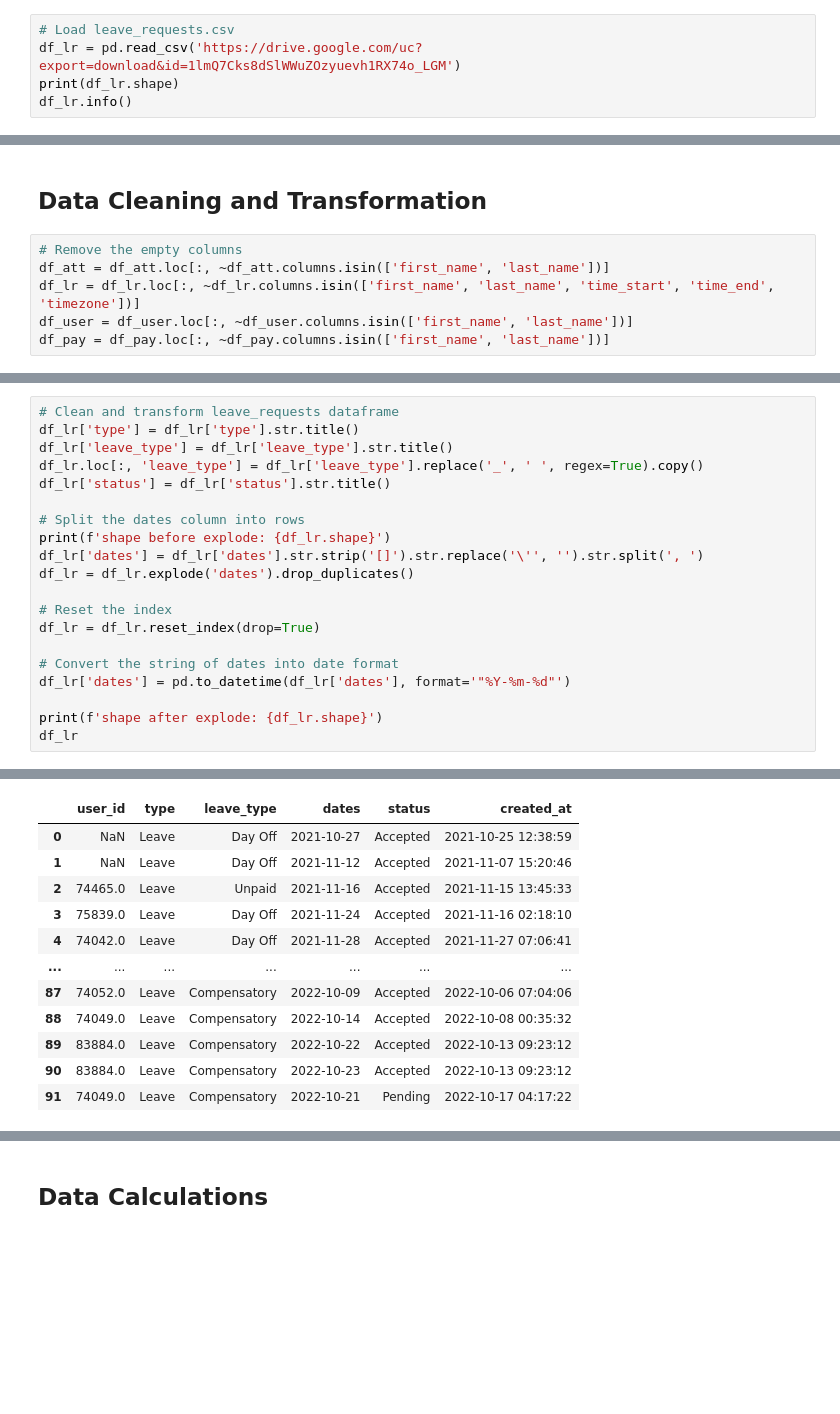
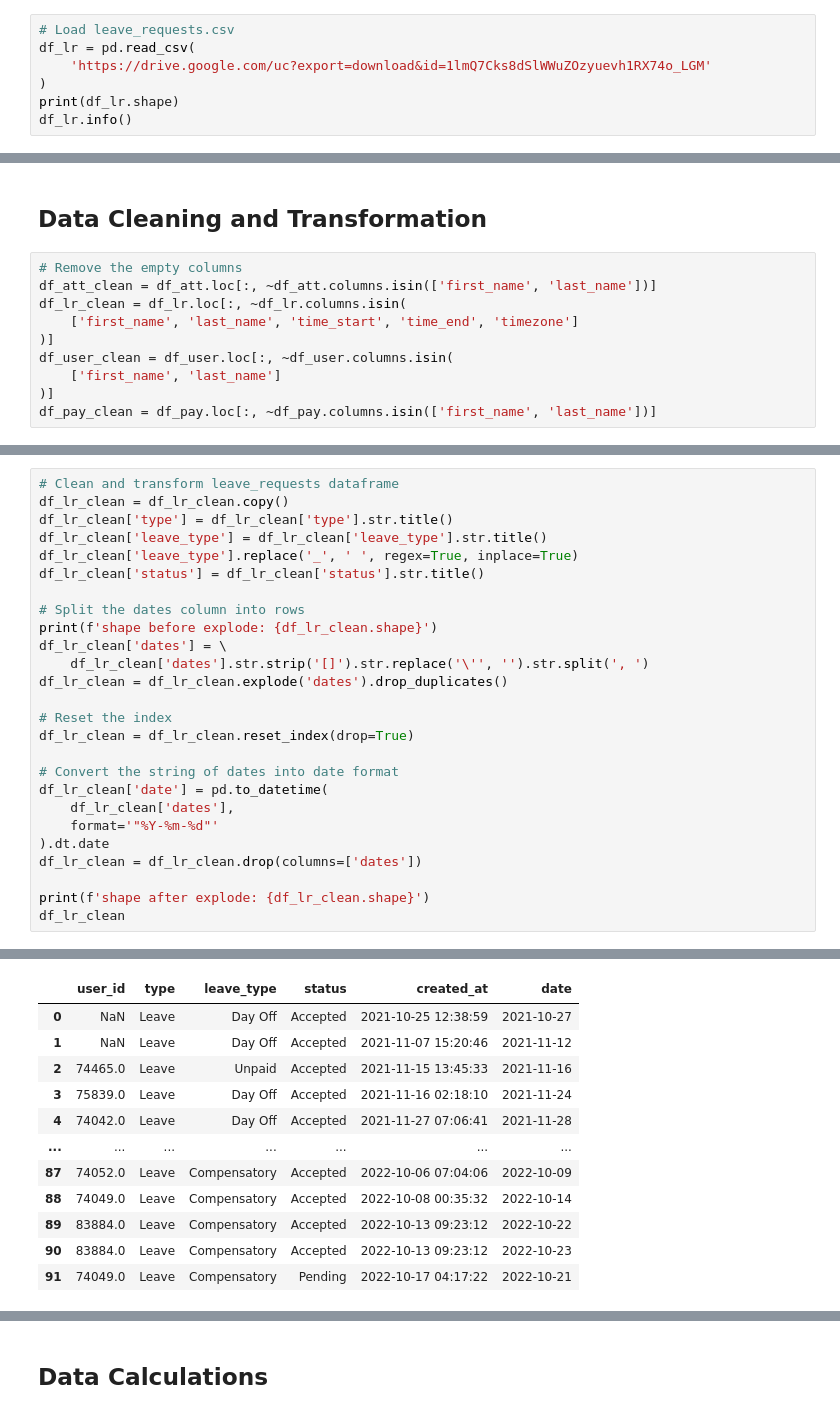
Before and after one commit to ebernardino01/DataAnalystPortfolio, a Jupyter notebook: Clockster/Clockster_Data_Analysis_Notebook.ipynb, the cells around one changed output, grey strips where cells are left out. Cells and saved outputs as stored; diff of their text form; blank space fills up the shorter version.

```diff
--- a/Clockster/Clockster_Data_Analysis_Notebook.ipynb
+++ b/Clockster/Clockster_Data_Analysis_Notebook.ipynb
@@ -38,7 +42,9 @@ dtypes: float64(2), int64(1), object(6)
 memory usage: 888.5+ KB
 # %%
 # Load leave_requests.csv
-df_lr = pd.read_csv('https://drive.google.com/uc?export=download&id=1lmQ7Cks8dSlWWuZOzyuevh1RX74o_LGM')
+df_lr = pd.read_csv(
+    'https://drive.google.com/uc?export=download&id=1lmQ7Cks8dSlWWuZOzyuevh1RX74o_LGM'
+)
 print(df_lr.shape)
 df_lr.info()
 # %% [output]
@@ -137,7 +149,11 @@ memory usage: 7.3+ KB
 ## Data Cleaning and Transformation
 # %%
 # Remove the empty columns
-df_att = df_att.loc[:, ~df_att.columns.isin(['first_name', 'last_name'])]
-df_lr = df_lr.loc[:, ~df_lr.columns.isin(['first_name', 'last_name', 'time_start', 'time_end', 'timezone'])]
-df_user = df_user.loc[:, ~df_user.columns.isin(['first_name', 'last_name'])]
-df_pay = df_pay.loc[:, ~df_pay.columns.isin(['first_name', 'last_name'])]
+df_att_clean = df_att.loc[:, ~df_att.columns.isin(['first_name', 'last_name'])]
+df_lr_clean = df_lr.loc[:, ~df_lr.columns.isin(
+    ['first_name', 'last_name', 'time_start', 'time_end', 'timezone']
+)]
+df_user_clean = df_user.loc[:, ~df_user.columns.isin(
+    ['first_name', 'last_name']
+)]
+df_pay_clean = df_pay.loc[:, ~df_pay.columns.isin(['first_name', 'last_name'])]
@@ -194,38 +223,44 @@ df_pay
 # %%
 # Clean and transform leave_requests dataframe
-df_lr['type'] = df_lr['type'].str.title()
-df_lr['leave_type'] = df_lr['leave_type'].str.title()
-df_lr.loc[:, 'leave_type'] = df_lr['leave_type'].replace('_', ' ', regex=True).copy()
-df_lr['status'] = df_lr['status'].str.title()
+df_lr_clean = df_lr_clean.copy()
+df_lr_clean['type'] = df_lr_clean['type'].str.title()
+df_lr_clean['leave_type'] = df_lr_clean['leave_type'].str.title()
+df_lr_clean['leave_type'].replace('_', ' ', regex=True, inplace=True)
+df_lr_clean['status'] = df_lr_clean['status'].str.title()
 
 # Split the dates column into rows
-print(f'shape before explode: {df_lr.shape}')
-df_lr['dates'] = df_lr['dates'].str.strip('[]').str.replace('\'', '').str.split(', ')
-df_lr = df_lr.explode('dates').drop_duplicates()
+print(f'shape before explode: {df_lr_clean.shape}')
+df_lr_clean['dates'] = \
+    df_lr_clean['dates'].str.strip('[]').str.replace('\'', '').str.split(', ')
+df_lr_clean = df_lr_clean.explode('dates').drop_duplicates()
 
 # Reset the index
-df_lr = df_lr.reset_index(drop=True)
+df_lr_clean = df_lr_clean.reset_index(drop=True)
 
 # Convert the string of dates into date format
-df_lr['dates'] = pd.to_datetime(df_lr['dates'], format='"%Y-%m-%d"')
+df_lr_clean['date'] = pd.to_datetime(
+    df_lr_clean['dates'],
+    format='"%Y-%m-%d"'
+).dt.date
+df_lr_clean = df_lr_clean.drop(columns=['dates'])
 
-print(f'shape after explode: {df_lr.shape}')
-df_lr
+print(f'shape after explode: {df_lr_clean.shape}')
+df_lr_clean
 # %% [output]
 shape before explode: (51, 6)
 shape after explode: (92, 6)
-|  | user_id | type | leave_type | dates | status | created_at |
-| 0 | NaN | Leave | Day Off | 2021-10-27 | Accepted | 2021-10-25 12:38:59 |
-| 1 | NaN | Leave | Day Off | 2021-11-12 | Accepted | 2021-11-07 15:20:46 |
-| 2 | 74465.0 | Leave | Unpaid | 2021-11-16 | Accepted | 2021-11-15 13:45:33 |
-| 3 | 75839.0 | Leave | Day Off | 2021-11-24 | Accepted | 2021-11-16 02:18:10 |
-| 4 | 74042.0 | Leave | Day Off | 2021-11-28 | Accepted | 2021-11-27 07:06:41 |
+|  | user_id | type | leave_type | status | created_at | date |
+| 0 | NaN | Leave | Day Off | Accepted | 2021-10-25 12:38:59 | 2021-10-27 |
+| 1 | NaN | Leave | Day Off | Accepted | 2021-11-07 15:20:46 | 2021-11-12 |
+| 2 | 74465.0 | Leave | Unpaid | Accepted | 2021-11-15 13:45:33 | 2021-11-16 |
+| 3 | 75839.0 | Leave | Day Off | Accepted | 2021-11-16 02:18:10 | 2021-11-24 |
+| 4 | 74042.0 | Leave | Day Off | Accepted | 2021-11-27 07:06:41 | 2021-11-28 |
 | ... | ... | ... | ... | ... | ... | ... |
-| 87 | 74052.0 | Leave | Compensatory | 2022-10-09 | Accepted | 2022-10-06 07:04:06 |
-| 88 | 74049.0 | Leave | Compensatory | 2022-10-14 | Accepted | 2022-10-08 00:35:32 |
-| 89 | 83884.0 | Leave | Compensatory | 2022-10-22 | Accepted | 2022-10-13 09:23:12 |
-| 90 | 83884.0 | Leave | Compensatory | 2022-10-23 | Accepted | 2022-10-13 09:23:12 |
-| 91 | 74049.0 | Leave | Compensatory | 2022-10-21 | Pending | 2022-10-17 04:17:22 |
+| 87 | 74052.0 | Leave | Compensatory | Accepted | 2022-10-06 07:04:06 | 2022-10-09 |
+| 88 | 74049.0 | Leave | Compensatory | Accepted | 2022-10-08 00:35:32 | 2022-10-14 |
+| 89 | 83884.0 | Leave | Compensatory | Accepted | 2022-10-13 09:23:12 | 2022-10-22 |
+| 90 | 83884.0 | Leave | Compensatory | Accepted | 2022-10-13 09:23:12 | 2022-10-23 |
+| 91 | 74049.0 | Leave | Compensatory | Pending | 2022-10-17 04:17:22 | 2022-10-21 |
 92 rows × 6 columns
 # %%
 # Clean and transform schedules dataframe
```
Also changed, not shown: parts of 17 cells of this notebook.
